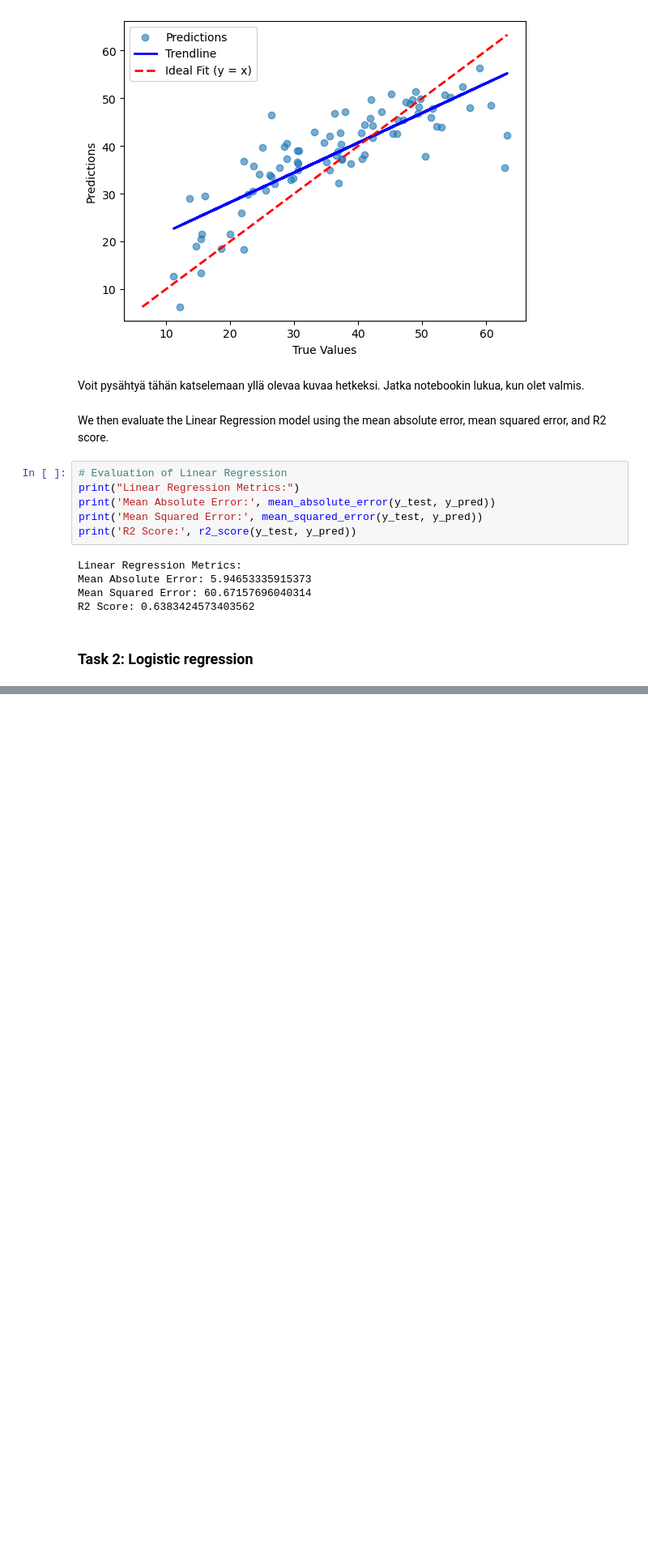
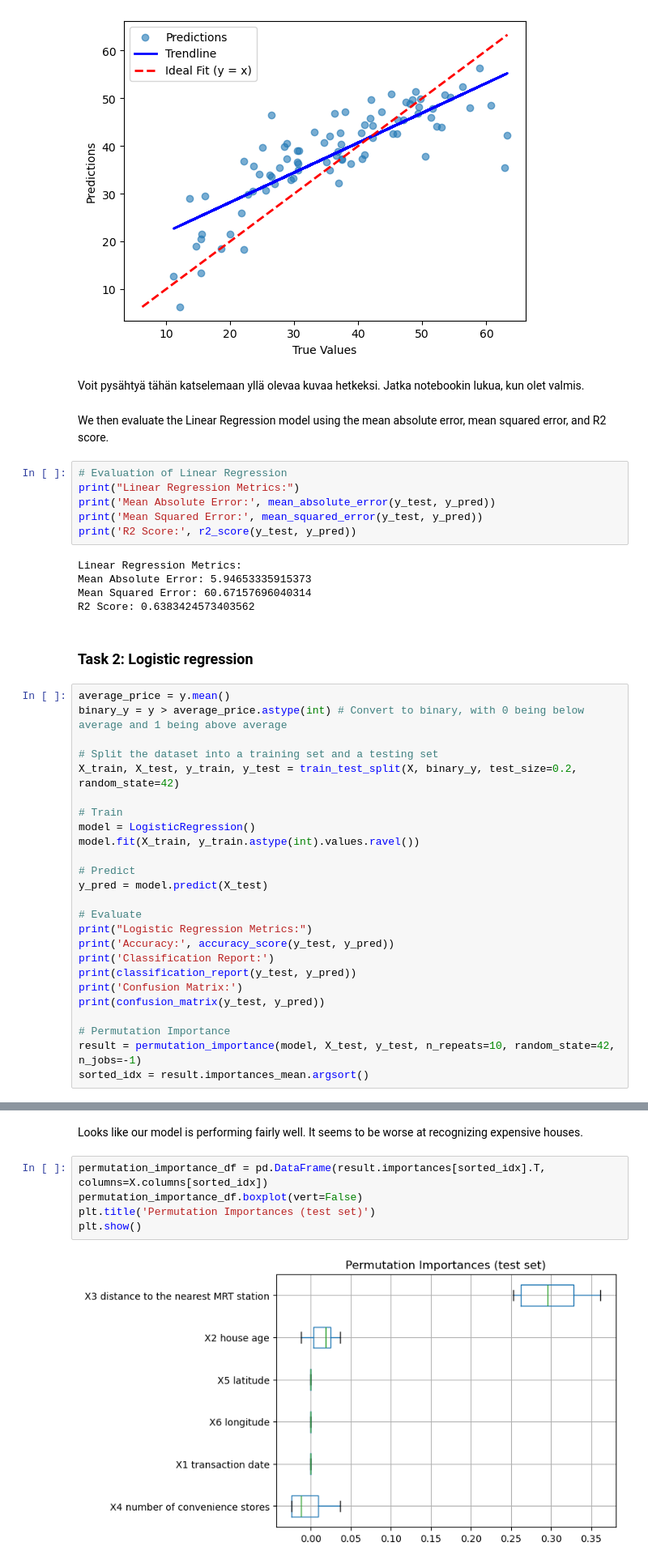
Before and after one commit to Tatusaily/DataML, a Jupyter notebook: Ryhmis4_LinearLogisticRegressionAssignment.ipynb, the cells around one changed output, grey strips where cells are left out. Shown at 81% size. Saved outputs shown, nothing was run; the diff lists cells and outputs as text; blank space fills up the shorter version.

```diff
--- a/Ryhmis4_LinearLogisticRegressionAssignment.ipynb
+++ b/Ryhmis4_LinearLogisticRegressionAssignment.ipynb
@@ -143,3 +147,28 @@ Mean Squared Error: 60.67157696040314
 R2 Score: 0.6383424573403562
 # %% [markdown]
 ### Task 2: Logistic regression
+# %%
+average_price = y.mean()
+binary_y = y > average_price.astype(int) # Convert to binary, with 0 being below average and 1 being above average
+
+# Split the dataset into a training set and a testing set
+X_train, X_test, y_train, y_test = train_test_split(X, binary_y, test_size=0.2, random_state=42)
+
+# Train
+model = LogisticRegression()
+model.fit(X_train, y_train.astype(int).values.ravel())
+
+# Predict
+y_pred = model.predict(X_test)
+
+# Evaluate
+print("Logistic Regression Metrics:")
+print('Accuracy:', accuracy_score(y_test, y_pred))
+print('Classification Report:')
+print(classification_report(y_test, y_pred))
+print('Confusion Matrix:')
+print(confusion_matrix(y_test, y_pred))
+
+# Permutation Importance
+result = permutation_importance(model, X_test, y_test, n_repeats=10, random_state=42, n_jobs=-1)
+sorted_idx = result.importances_mean.argsort()
@@ -145,0 +191,9 @@ R2 Score: 0.6383424573403562
+# %% [markdown]
+Looks like our model is performing fairly well. It seems to be worse at recognizing expensive houses.
+# %%
+permutation_importance_df = pd.DataFrame(result.importances[sorted_idx].T, columns=X.columns[sorted_idx])
+permutation_importance_df.boxplot(vert=False)
+plt.title('Permutation Importances (test set)')
+plt.show()
+# %% [output]
+[figure, added]
```
Also changed, not shown: parts of 4 cells of this notebook.
